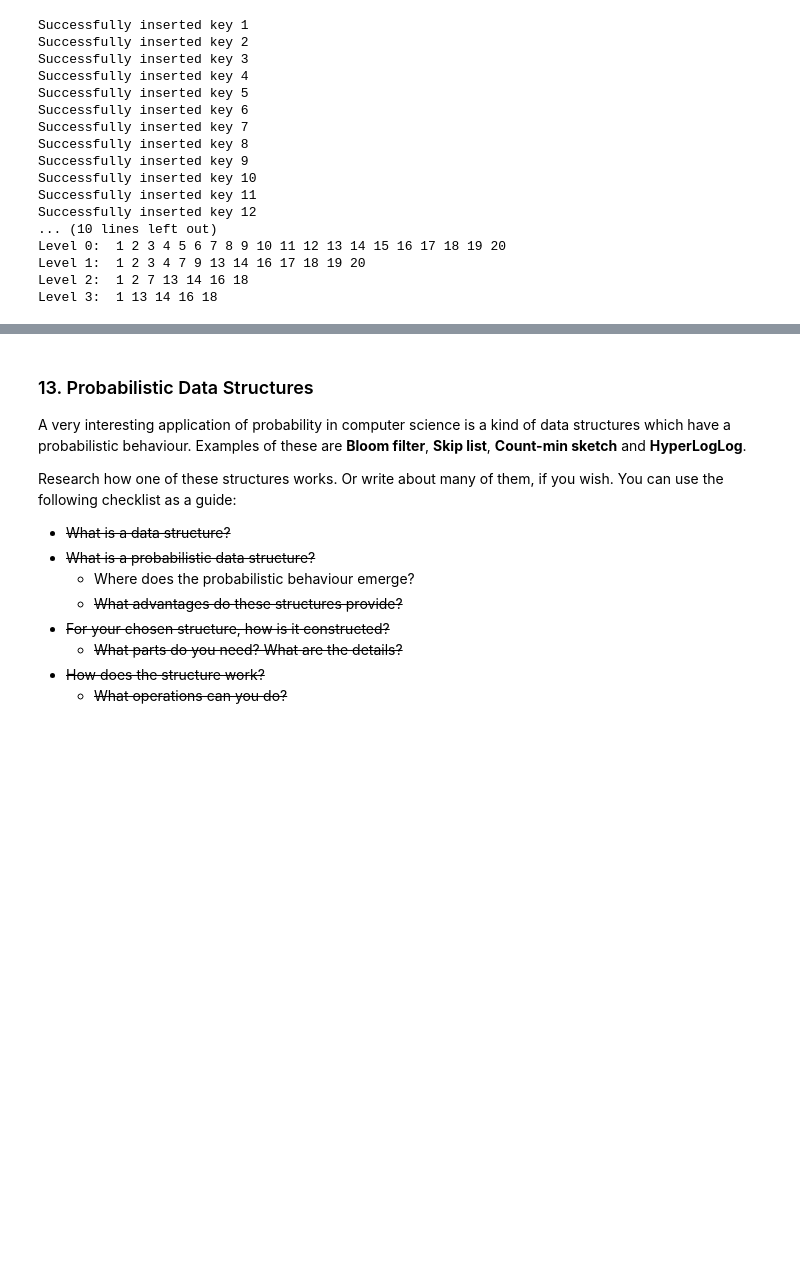
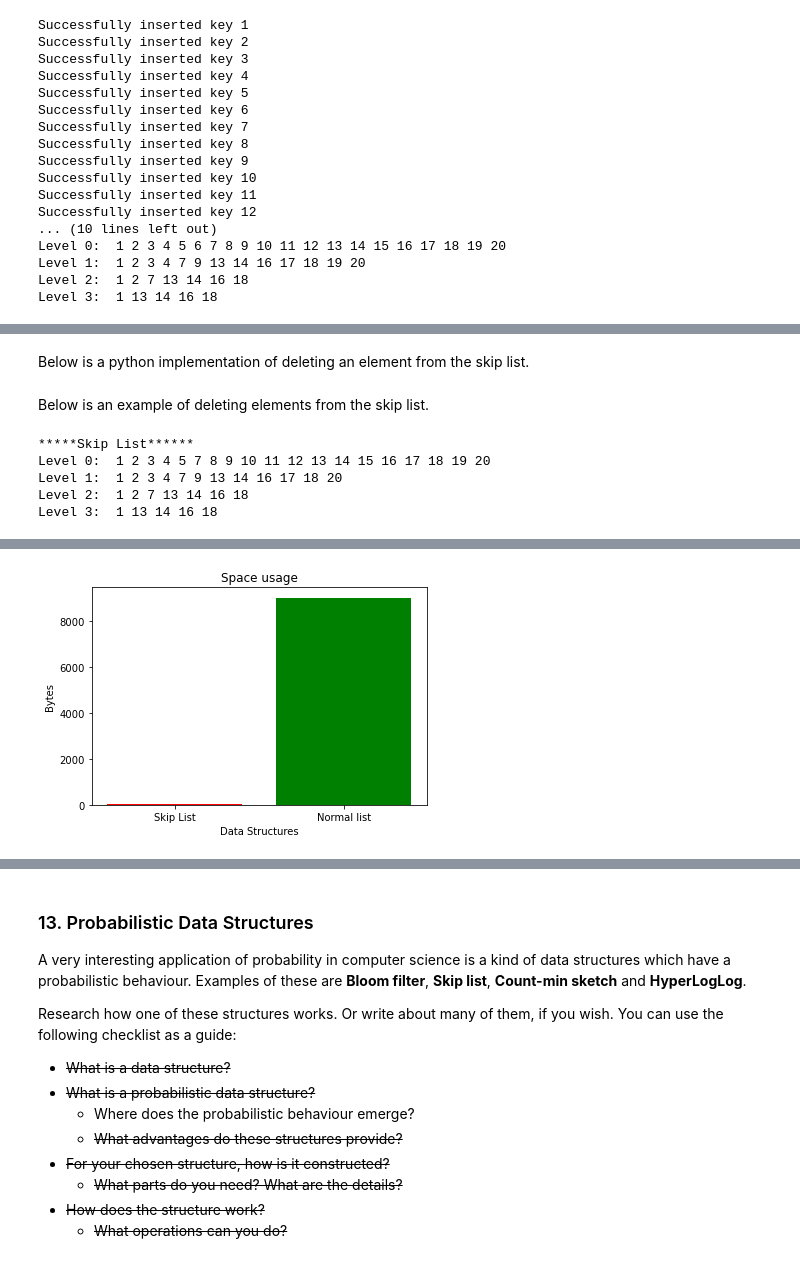
Before and after one commit to KaloyankerR/Math-Concepts-For-Developers, a Jupyter notebook: Final project/final_project.ipynb, the cells around one changed output, grey strips where cells are left out. Drawn from its saved outputs; the diff is of its cells as text; code cells hidden in the pictures; blank space fills up the shorter version.

Commit message:
Added more information, formated it and implemented python implementations with exampels

```diff
--- a/Final project/final_project.ipynb
+++ b/Final project/final_project.ipynb
@@ -382,0 +407,5 @@ Successfully deleted 19
+# %%
+for item in range(1, 21, 1):
+    skip_list.insertElement(item)
+
+skip_list.displayList()
@@ -382,0 +465,2 @@ Successfully deleted 19
+# %% [markdown]
+Below is a python implementation of deleting an element from the skip list.
@@ -382,0 +489,36 @@ Successfully deleted 19
+# %% [markdown]
+Below is an example of deleting elements from the skip list.
+# %%
+skip_list.deleteElement(6)
+skip_list.deleteElement(137)
+skip_list.displayList()
+# %% [output]
+*****Skip List******
+Level 0:  1 2 3 4 5 7 8 9 10 11 12 13 14 15 16 17 18 19 20
+Level 1:  1 2 3 4 7 9 13 14 16 17 18 20
+Level 2:  1 2 7 13 14 16 18
+Level 3:  1 13 14 16 18
+# %%
+word_present = ['abound','abounds','abundance','abundant','accessable', 'bloom','blossom',
+                'bolster','bonny','bonus','bonuses','coherent','cohesive','colorful','comely',
+                'comfort','gems','generosity','generous','generously','genial']
+
+list_structure = []
+skip_list = SkipList(3, 0.5)
+
+for item in range(0, 1000, 1):
+    list_structure.append(item)
+    skip_list.insertElement(item)
+
+skip_list_size = sys.getsizeof(skip_list)
+list_strucutre_size = sys.getsizeof(list_structure)
+
+data_structures = ["Skip List", "Normal list"]
+height = [skip_list_size, list_strucutre_size]
+
+plt.bar(data_structures, height, width = 0.8, color = ['red', 'green'])
+plt.xlabel('Data Structures')
+plt.ylabel('Bytes')
+plt.title('Space usage')
+plt.show()
+# %% [output]
@@ -382,0 +542 @@ Successfully deleted 19
+[figure, added]
```
Also changed, not shown: parts of 19 cells of this notebook, 3 other files.
